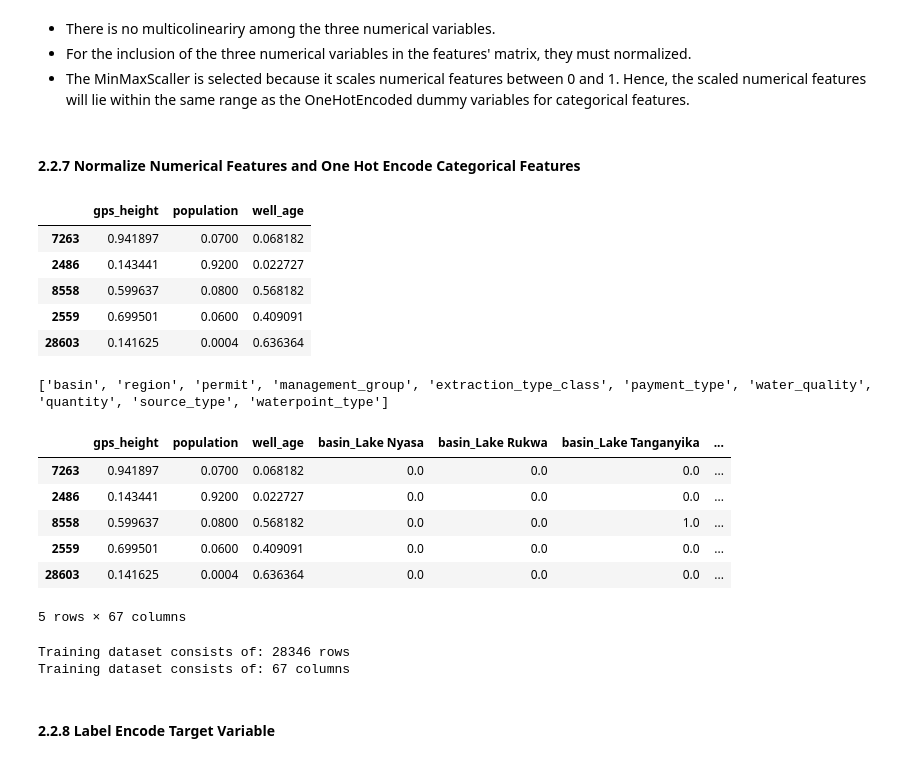
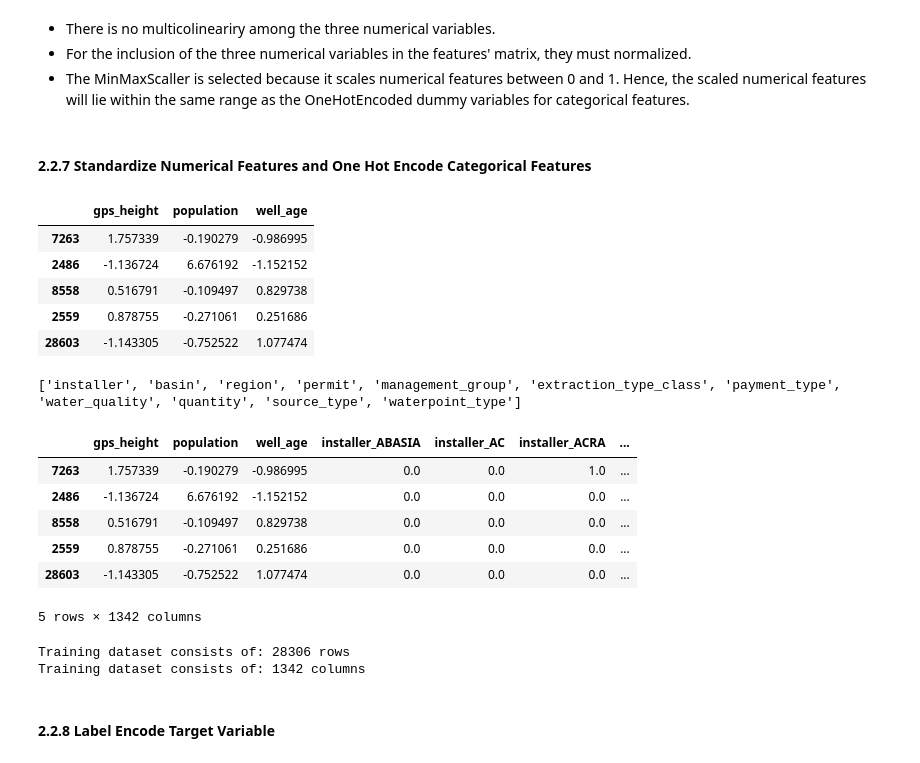
Before and after one commit to mwakad/supervised-ml-classifiers-for-predicting-water-wells-condition, a Jupyter notebook: index.ipynb, the cells around one changed output. Saved outputs shown, nothing was run; the diff lists cells and outputs as text; code cells hidden in the pictures.

```diff
--- a/index.ipynb
+++ b/index.ipynb
@@ -166,6 +173,7 @@ X_train_1 = X_train.copy()
 picked_cols = [
     'date_recorded',
     'gps_height',
+    'installer',
     'basin',
     'region',
     'population',
@@ -229 +253,3 @@ X_train_1 = X_train_1.dropna(subset=['permit'])
+# %%
+X_train_1 = X_train_1.dropna(subset=['installer'])
 # %%
@@ -342,33 +354,33 @@ plt.show()
 - For the inclusion of the three numerical variables in the features' matrix, they must normalized.
 - The MinMaxScaller is selected because it scales numerical features between 0 and 1. Hence, the scaled numerical features will lie within the same range as the OneHotEncoded dummy variables for categorical features.
 # %% [markdown]
-#### 2.2.7 Normalize Numerical Features and One Hot Encode Categorical Features
+#### 2.2.7 Standardize Numerical Features and One Hot Encode Categorical Features
 # %%
-from sklearn.preprocessing import MinMaxScaler
-
 # Create a copy of the training set
 X_train_scaled = X_train_1.copy()
 
-# Initialize MinMaxScaler
-scaler = MinMaxScaler()
+# Initialize StandardScaler
+scaler = StandardScaler()
 
-# fit_transform the numerical columns using MinMaxScaler to normalize the data
+# Fit transform the numerical columns using StandardScaler to normalize the data
 X_train_scaled[X_train_num_cols] = scaler.fit_transform(X_train_scaled[X_train_num_cols])
+
 X_train_num_df = pd.DataFrame(X_train_scaled, columns=X_train_num_cols, index=X_train_scaled.index)
+
 X_train_num_df.head()
 # %% [output]
 |  | gps_height | population | well_age |
-| 7263 | 0.941897 | 0.0700 | 0.068182 |
-| 2486 | 0.143441 | 0.9200 | 0.022727 |
-| 8558 | 0.599637 | 0.0800 | 0.568182 |
-| 2559 | 0.699501 | 0.0600 | 0.409091 |
-| 28603 | 0.141625 | 0.0004 | 0.636364 |
+| 7263 | 1.757339 | -0.190279 | -0.986995 |
+| 2486 | -1.136724 | 6.676192 | -1.152152 |
+| 8558 | 0.516791 | -0.109497 | 0.829738 |
+| 2559 | 0.878755 | -0.271061 | 0.251686 |
+| 28603 | -1.143305 | -0.752522 | 1.077474 |
 # %%
 # Identify categorical columns in X_train_scaled
 X_train_cat_cols = X_train_scaled.select_dtypes(include=['object']).columns.tolist()
 print(X_train_cat_cols)
 # %% [output]
-['basin', 'region', 'permit', 'management_group', 'extraction_type_class', 'payment_type', 'water_quality', 'quantity', 'source_type', 'waterpoint_type']
+['installer', 'basin', 'region', 'permit', 'management_group', 'extraction_type_class', 'payment_type', 'water_quality', 'quantity', 'source_type', 'waterpoint_type']
 # %%
 from sklearn.preprocessing import OneHotEncoder
 
@@ -388,21 +400,21 @@ X_train_final = pd.concat([X_train_num_df, X_train_ohe_df], axis=1)
 # Print first five rows of concatenated df
 X_train_final.head()
 # %% [output]
-|  | gps_height | population | well_age | basin_Lake Nyasa | basin_Lake Rukwa | basin_Lake Tanganyika | ... |
-| 7263 | 0.941897 | 0.0700 | 0.068182 | 0.0 | 0.0 | 0.0 | ... |
-| 2486 | 0.143441 | 0.9200 | 0.022727 | 0.0 | 0.0 | 0.0 | ... |
-| 8558 | 0.599637 | 0.0800 | 0.568182 | 0.0 | 0.0 | 1.0 | ... |
-| 2559 | 0.699501 | 0.0600 | 0.409091 | 0.0 | 0.0 | 0.0 | ... |
-| 28603 | 0.141625 | 0.0004 | 0.636364 | 0.0 | 0.0 | 0.0 | ... |
+|  | gps_height | population | well_age | installer_ABASIA | installer_AC | installer_ACRA | ... |
+| 7263 | 1.757339 | -0.190279 | -0.986995 | 0.0 | 0.0 | 1.0 | ... |
+| 2486 | -1.136724 | 6.676192 | -1.152152 | 0.0 | 0.0 | 0.0 | ... |
+| 8558 | 0.516791 | -0.109497 | 0.829738 | 0.0 | 0.0 | 0.0 | ... |
+| 2559 | 0.878755 | -0.271061 | 0.251686 | 0.0 | 0.0 | 0.0 | ... |
+| 28603 | -1.143305 | -0.752522 | 1.077474 | 0.0 | 0.0 | 0.0 | ... |
-5 rows × 67 columns
+5 rows × 1342 columns
 # %%
 # Check X_train_final shape
 X_train_final.shape
 print(f"Training dataset consists of: {X_train_final.shape[0]} rows")
 print(f"Training dataset consists of: {X_train_final.shape[1]} columns")
 # %% [output]
-Training dataset consists of: 28346 rows
-Training dataset consists of: 67 columns
+Training dataset consists of: 28306 rows
+Training dataset consists of: 1342 columns
 # %% [markdown]
 #### 2.2.8 Label Encode Target Variable
 # %%
```
Also changed, not shown: parts of 139 cells of this notebook.
